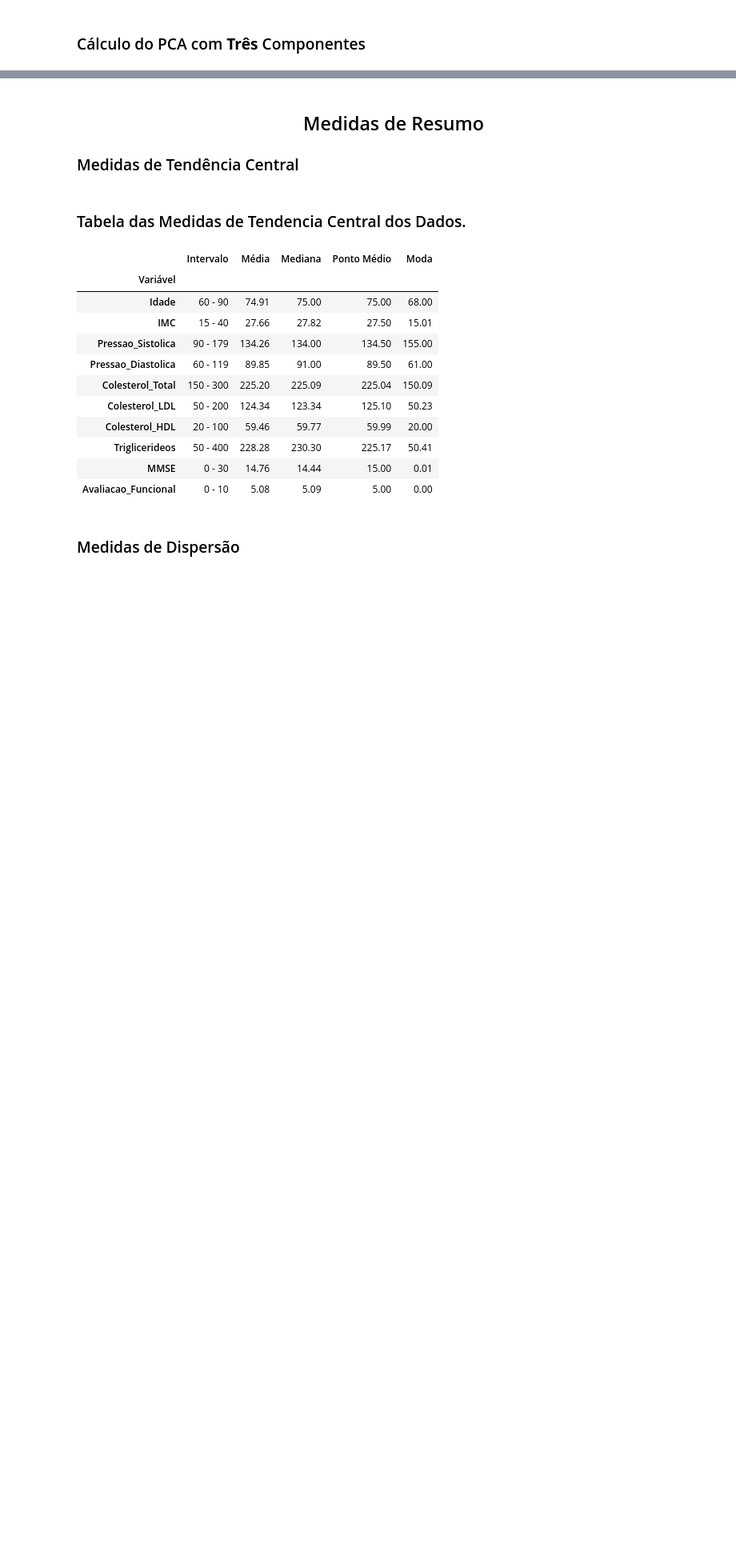
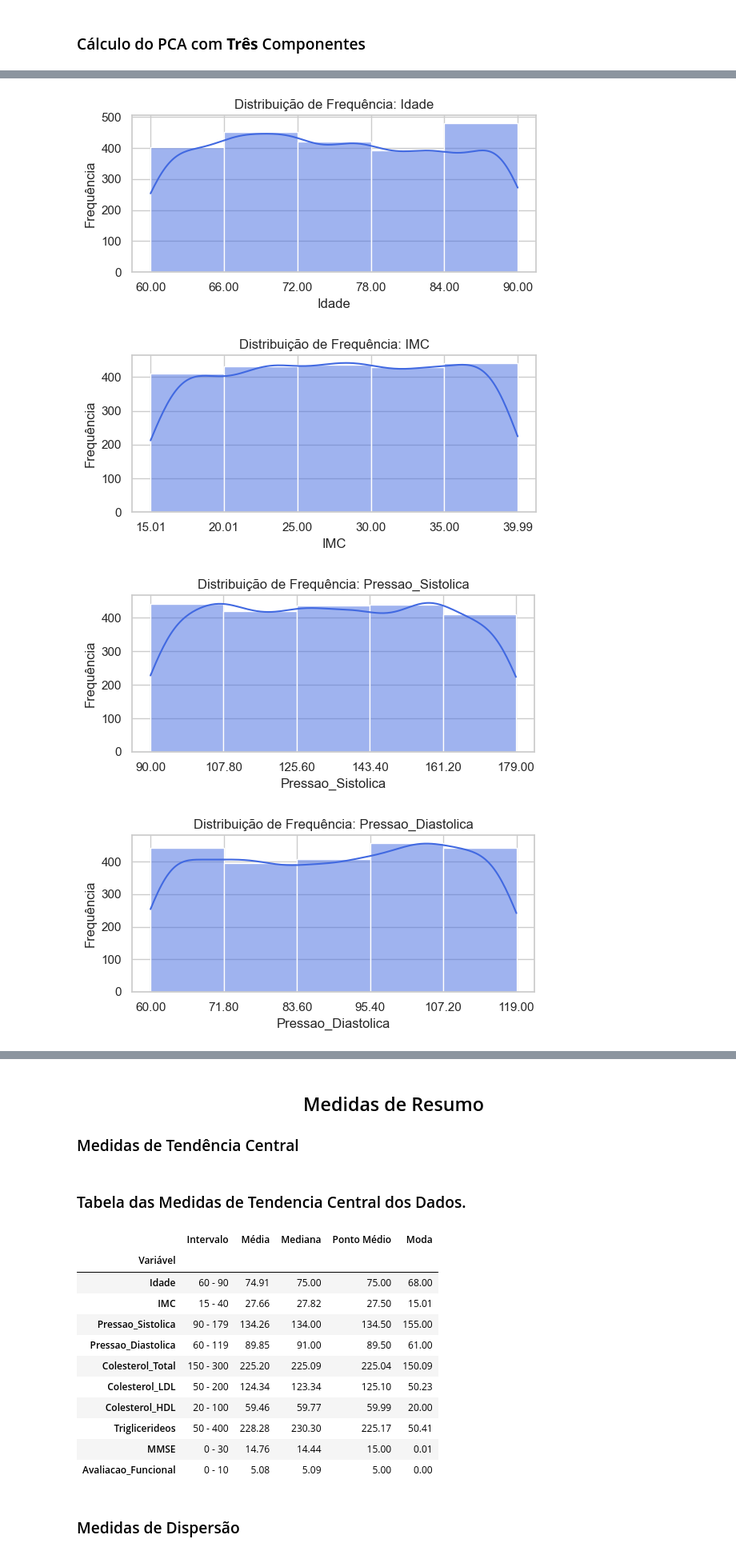
Before and after one commit to fleiviobr/ProjetoCIDA, a Jupyter notebook: ProjetoFinal.ipynb, the cells around one changed output, grey strips where cells are left out. Shown at 80% size. Saved outputs shown, nothing was run; the diff lists cells and outputs as text; code cells hidden in the pictures; blank space fills up the shorter version.

```diff
--- a/ProjetoFinal.ipynb
+++ b/ProjetoFinal.ipynb
@@ -168,0 +184,32 @@ fig.show()
+# %%
+df_medidas = df.drop(columns=disposable_col)
+
+colMedidas = ['Idade', 'IMC', 'Pressao_Sistolica', 'Pressao_Diastolica',
+              'Colesterol_Total', 'Colesterol_LDL', 'Colesterol_HDL',
+              'Triglicerideos', 'MMSE', 'Avaliacao_Funcional']
+
+for col in colMedidas:
+    v_min = df_medidas[col].min()
+    v_max = df_medidas[col].max()
+
+    ticks = np.linspace(v_min, v_max, 6)
+
+    plt.figure(figsize=(6, 3))
+    sns.set_theme(style="whitegrid")
+
+    ax = sns.histplot(df_medidas[col], bins=5, kde=True, color='royalblue')
+
+    ax.set_xticks(ticks)
+    ax.set_xticklabels([f"{x:.2f}" for x in ticks])
+
+    plt.title(f'Distribuição de Frequência: {col}')
+    plt.xlabel(col)
+    plt.ylabel('Frequência')
+
+    plt.tight_layout()
+    plt.show()
+# %% [output]
+[figure, added]
+[figure, added]
+[figure, added]
+[figure, added]
```
Also changed, not shown: parts of 14 cells of this notebook.
